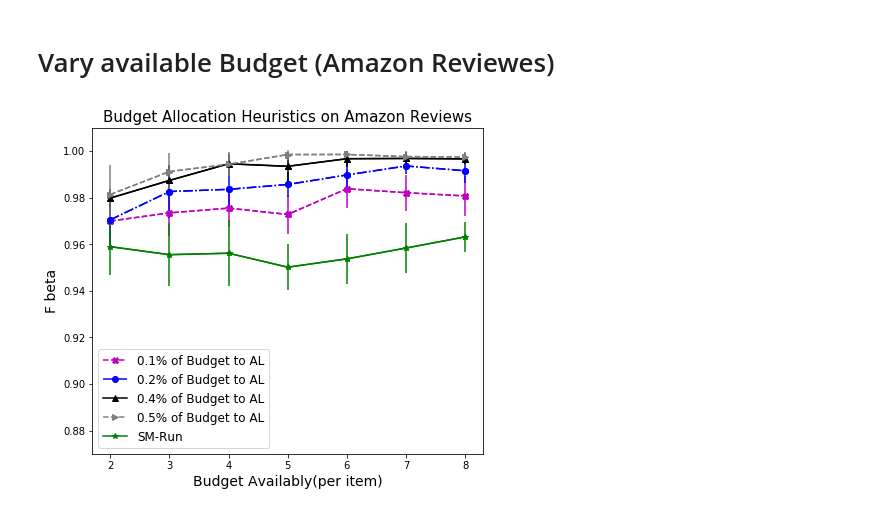
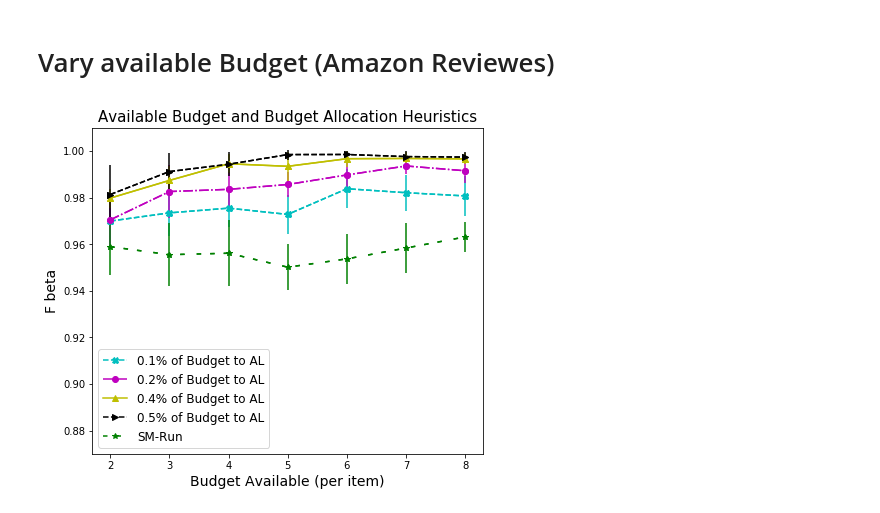
Before and after one commit to Evgeneus/Active-Hybrid-Classificatoin, a Jupyter notebook: adaptive_machine_and_crowd/notebooks/results.ipynb, the cells around one changed output. Cells and saved outputs as stored; diff of their text form; code cells hidden in the pictures.

Commit message:
chart

```diff
--- a/adaptive_machine_and_crowd/notebooks/results.ipynb
+++ b/adaptive_machine_and_crowd/notebooks/results.ipynb
@@ -74,31 +74,31 @@ plot(file_name, b_per_item)
 # %%
 def plot_chart(df, alg, switch_points):
     fig, ax = plt.subplots(nrows=1, ncols=1, figsize=(7,6))
     markers = ['X', 'o', '^', '>']
-    colors = ['m', 'b', 'black', 'gray']
+    colors = ['c', 'm', 'y', 'k']
     for switch_point, l, m, c in zip(switch_points, ['--', '-.', '-', '--'], markers, colors):
         x = df.loc[(df['active_learning_strategy'] == alg) & (df['AL_switch_point_mean'] == switch_point)]['budget_per_item_mean'].values [1:]
         y = df.loc[(df['active_learning_strategy'] == alg)  & (df['AL_switch_point_mean'] == switch_point)]['f_beta_mean'].values[1:]
         y_std = df.loc[(df['active_learning_strategy'] == alg)  & (df['AL_switch_point_mean'] == switch_point)]['f_beta_std'].values[1:]
         ax.plot(x, y, color=c, linestyle=l, marker=m, label='{}% of Budget to AL'.format(switch_point))
         ax.errorbar(x, y, yerr=y_std, marker=m, linestyle=l, color=c)
 #         ax.fill_between(x, y-y_std, y+y_std, alpha=0.05, color=c)
-        ax.set_xlabel('Budget Availablу(per item)', size=14)
+        ax.set_xlabel('Budget Available (per item)', size=14)
         ax.set_ylabel('F beta', size=14)
-        ax.set_title('Budget Allocation Heuristics on Amazon Reviews', size=15)
+        ax.set_title('Available Budget and Budget Allocation Heuristics', size=15)
 
 #     Drow SM-run line
     x = df.loc[df['AL_switch_point_mean'] == 0.]['budget_per_item_mean'].values[1:]
     y = df.loc[df['AL_switch_point_mean'] == 0.]['f_beta_mean'].values[1:]
     y_std = df.loc[df['AL_switch_point_mean'] == 0.]['f_beta_std'].values[1:]
-    ax.plot(x, y, color='g', linestyle='-', marker='*', label='SM-Run')
-    ax.errorbar(x, y, yerr=y_std, marker='*', linestyle='-', color='g')
+    ax.plot(x, y, color='g', marker='*', label='SM-Run', dashes=[3,6,3,6,3,8])
+    ax.errorbar(x, y, yerr=y_std, marker='*', dashes=[3,6,3,6,3,8], color='g')
     ax.legend( fontsize=12)
     plt.ylim((0.87, 1.01))
 
 
 
 df = pd.read_csv('../output/adaptive_machines_and_crowd/{}'.format(file_name))
 plot_chart(df, 'objective_aware_sampling', [ 0.1, 0.2, 0.4, 0.5])
 # %% [output]
-[figure, old version]
+[figure, new version]
```
